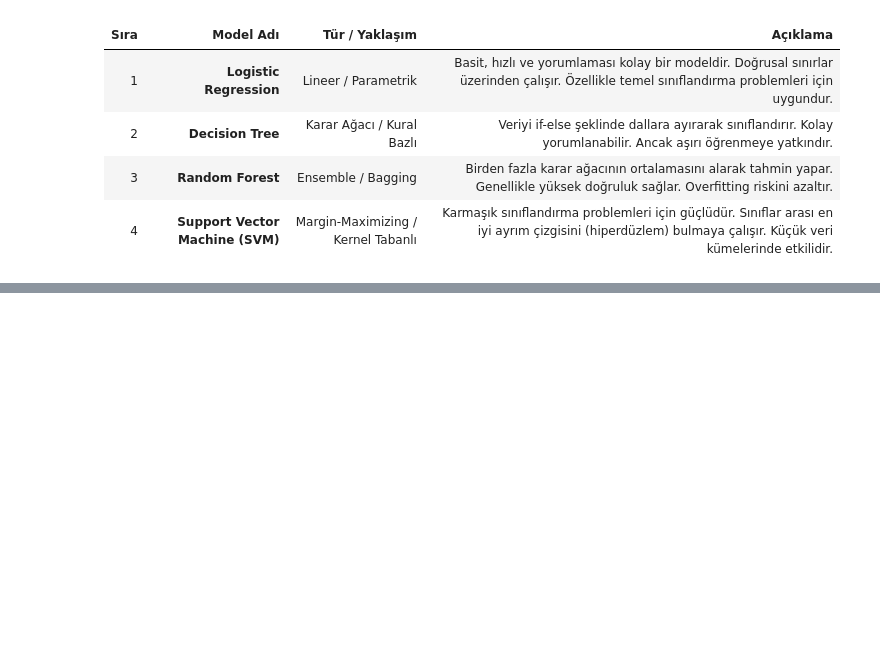
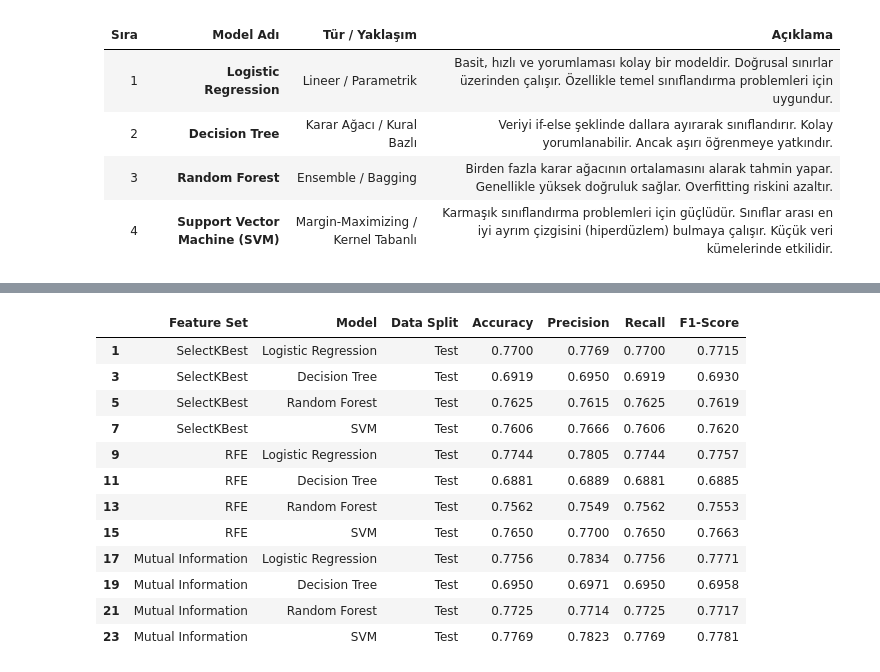
Before and after one commit to ahsencakir/StudentPlacementPrediction-, a Jupyter notebook: last_dance.ipynb, the cells around one changed output, grey strips where cells are left out. Cells and saved outputs as stored; diff of their text form; code cells hidden in the pictures; blank space fills up the shorter version.

```diff
--- a/last_dance.ipynb
+++ b/last_dance.ipynb
@@ -518,3 +612,28 @@ print(results_df)
+# %%
+# Tüm performans metriklerini tablo olarak göster
+styled_results = test_results.style.format({
+    'Accuracy': '{:.4f}',
+    'Precision': '{:.4f}',
+    'Recall': '{:.4f}',
+    'F1-Score': '{:.4f}'
+})
+
+# Tabloyu göster
+display(styled_results)
+# %% [output]
+|  | Feature Set | Model | Data Split | Accuracy | Precision | Recall | F1-Score |
+| 1 | SelectKBest | Logistic Regression | Test | 0.7700 | 0.7769 | 0.7700 | 0.7715 |
+| 3 | SelectKBest | Decision Tree | Test | 0.6919 | 0.6950 | 0.6919 | 0.6930 |
+| 5 | SelectKBest | Random Forest | Test | 0.7625 | 0.7615 | 0.7625 | 0.7619 |
+| 7 | SelectKBest | SVM | Test | 0.7606 | 0.7666 | 0.7606 | 0.7620 |
+| 9 | RFE | Logistic Regression | Test | 0.7744 | 0.7805 | 0.7744 | 0.7757 |
+| 11 | RFE | Decision Tree | Test | 0.6881 | 0.6889 | 0.6881 | 0.6885 |
+| 13 | RFE | Random Forest | Test | 0.7562 | 0.7549 | 0.7562 | 0.7553 |
+| 15 | RFE | SVM | Test | 0.7650 | 0.7700 | 0.7650 | 0.7663 |
+| 17 | Mutual Information | Logistic Regression | Test | 0.7756 | 0.7834 | 0.7756 | 0.7771 |
+| 19 | Mutual Information | Decision Tree | Test | 0.6950 | 0.6971 | 0.6950 | 0.6958 |
+| 21 | Mutual Information | Random Forest | Test | 0.7725 | 0.7714 | 0.7725 | 0.7717 |
+| 23 | Mutual Information | SVM | Test | 0.7769 | 0.7823 | 0.7769 | 0.7781 |
 # %%
 # ROC Analizi için gerekli fonksiyonlar
 from sklearn.metrics import roc_curve, auc
```
Also changed, not shown: parts of 13 cells of this notebook.
